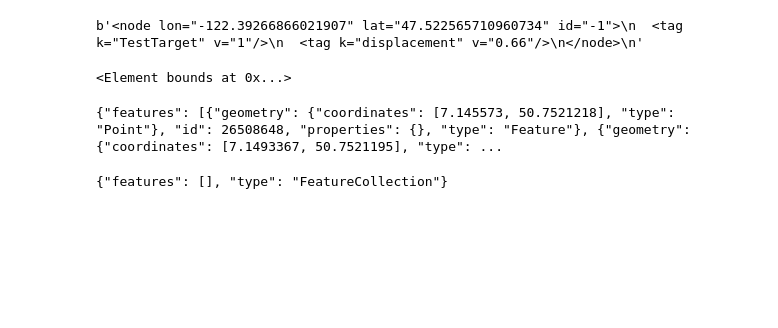
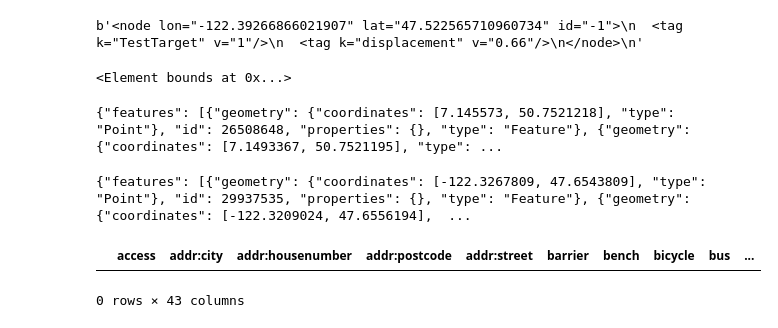
Before and after one commit to matthewkli97/AccessMap-A3, a Jupyter notebook: scripts/FullScript.ipynb, the cells around one changed output. Drawn from its saved outputs; the diff is of its cells as text; code cells hidden in the pictures; blank space fills up the shorter version.

```diff
--- a/scripts/FullScript.ipynb
+++ b/scripts/FullScript.ipynb
@@ -193,6 +200,7 @@ xmlString = etree.tostring(root, pretty_print=True)
 et = etree.ElementTree(root)
 et.write('output.xml', pretty_print=True)
 # %%
+api = overpass.API()
 way_query = overpass.WayQuery('[name="Highway 51"]')
 response = api.Get('(node(50.746,7.154,50.748,7.157);<;>;);')
 # %%
@@ -204,4 +210,13 @@ response = api.Get('way[highway="footway"](50.746,7.154,50.748,7.157);<;>;')
+# %%
+response = api.Get('way["highway"="footway"](47.647118264705576,-122.32757091522217,47.673219138520295,-122.28804588317873);>;')
 # %%
 response
 # %% [output]
-{"features": [], "type": "FeatureCollection"}
+{"features": [{"geometry": {"coordinates": [-122.3267809, 47.6543809], "type": "Point"}, "id": 29937535, "properties": {}, "type": "Feature"}, {"geometry": {"coordinates": [-122.3209024, 47.6556194],  ...
+# %%
+OSM = gpd.GeoDataFrame.from_features(response)
+# %%
+OSM[OSM.geometry.type == 'LineString']
+# %% [output]
+|  | access | addr:city | addr:housenumber | addr:postcode | addr:street | barrier | bench | bicycle | bus | ... |
+0 rows × 43 columns
```
Also changed, not shown: parts of 4 cells of this notebook, 3 other files.
